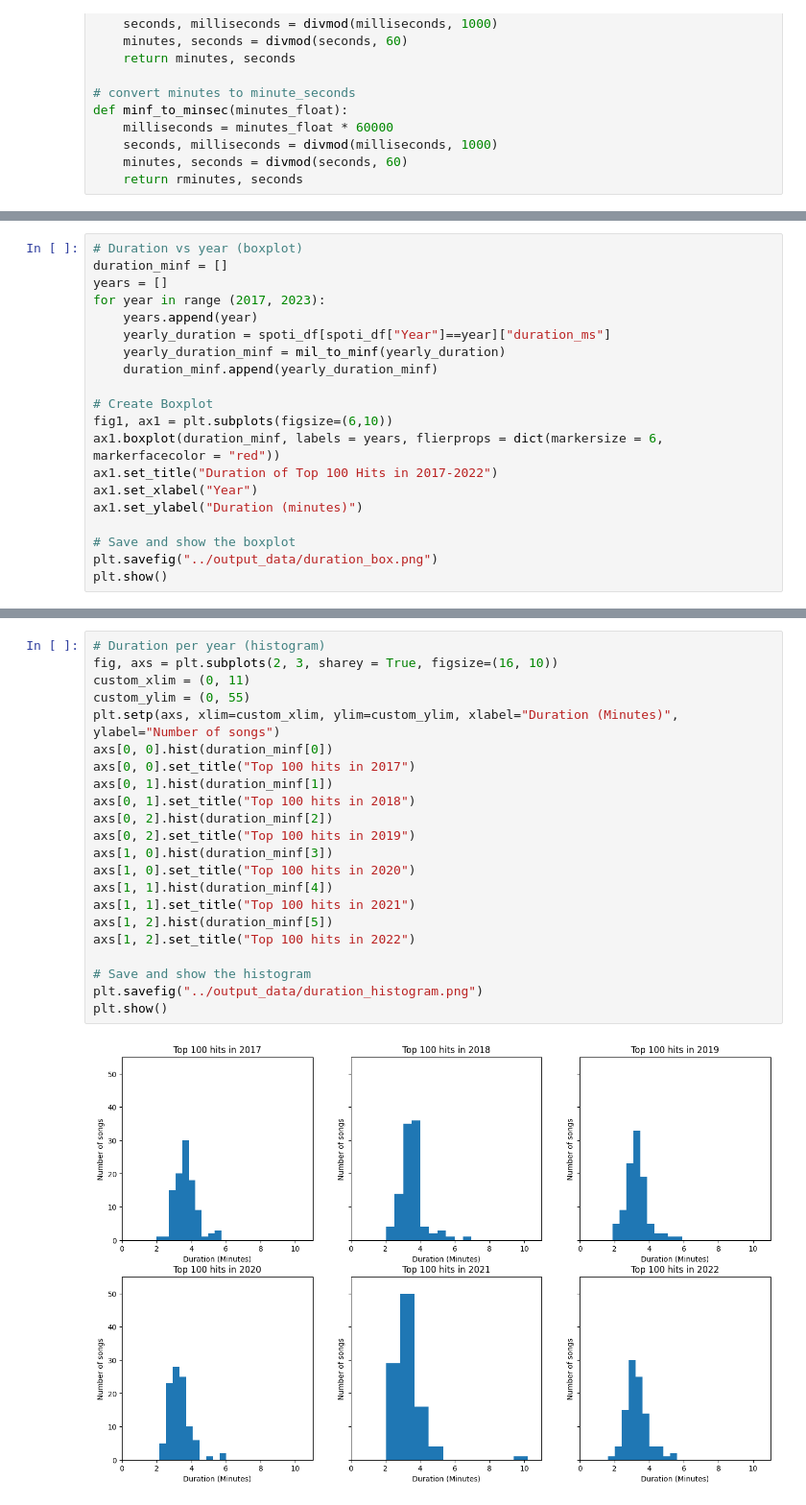
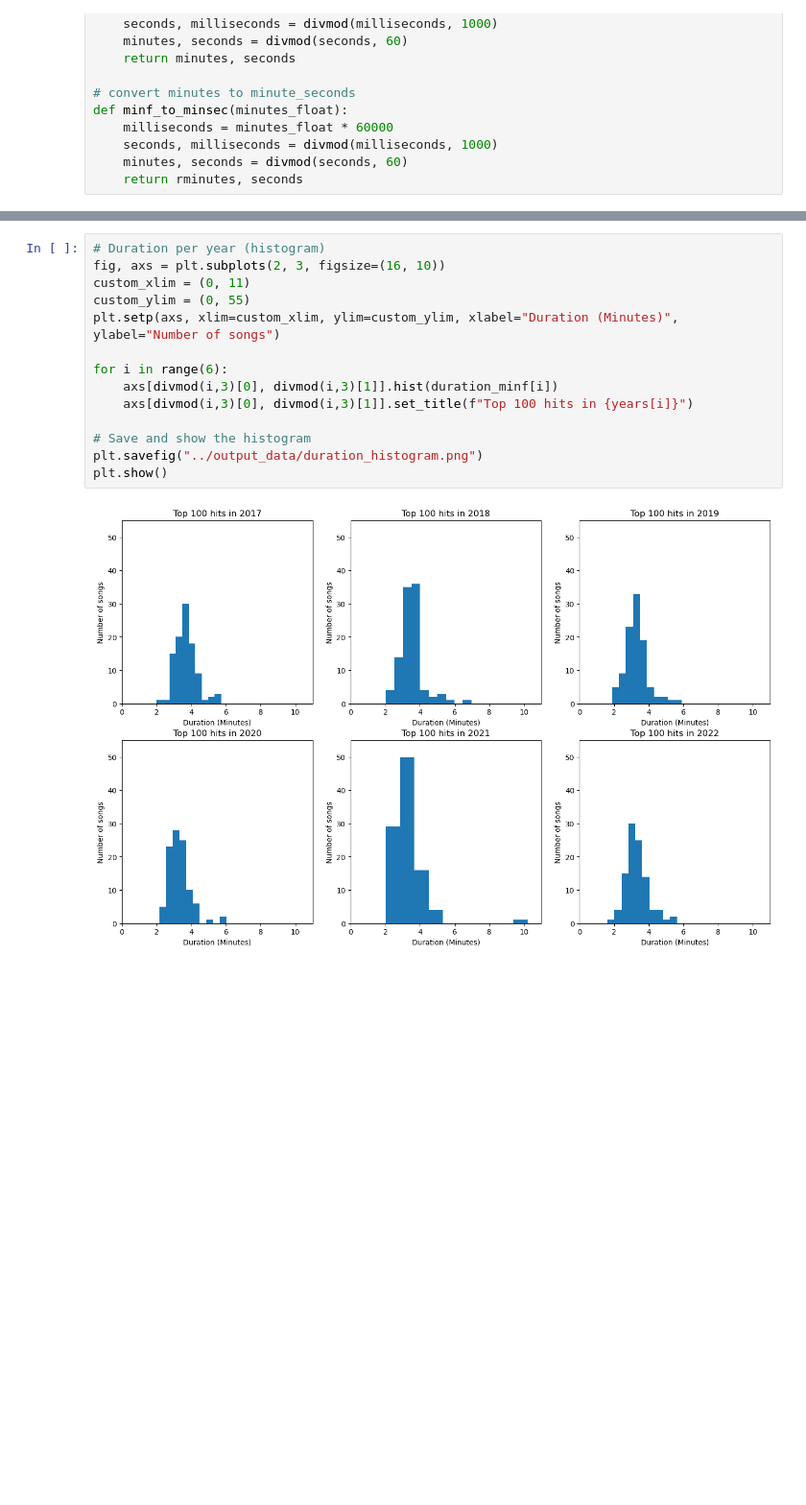
Before and after one commit to catisf/Project-1-Group-2, a Jupyter notebook: jupyter_notebooks/duration_analyses.ipynb, the cells around one changed output, grey strips where cells are left out. Shown at 96% size. Saved outputs shown, nothing was run; the diff lists cells and outputs as text; blank space fills up the shorter version.

Commit message:
duration updated

```diff
--- a/jupyter_notebooks/duration_analyses.ipynb
+++ b/jupyter_notebooks/duration_analyses.ipynb
@@ -64,20 +74,0 @@ plt.show()
-# %%
-# Duration vs year (boxplot)
-duration_minf = []
-years = []
-for year in range (2017, 2023):
-    years.append(year)
-    yearly_duration = spoti_df[spoti_df["Year"]==year]["duration_ms"]
-    yearly_duration_minf = mil_to_minf(yearly_duration)
-    duration_minf.append(yearly_duration_minf)
-
-# Create Boxplot
-fig1, ax1 = plt.subplots(figsize=(6,10))
-ax1.boxplot(duration_minf, labels = years, flierprops = dict(markersize = 6, markerfacecolor = "red"))
-ax1.set_title("Duration of Top 100 Hits in 2017-2022")
-ax1.set_xlabel("Year")
-ax1.set_ylabel("Duration (minutes)")
-
-# Save and show the boxplot
-plt.savefig("../output_data/duration_box.png")
-plt.show()
@@ -86,24 +145,16 @@ plt.show()
 # %%
 # Duration per year (histogram)
-fig, axs = plt.subplots(2, 3, sharey = True, figsize=(16, 10))
+fig, axs = plt.subplots(2, 3, figsize=(16, 10))
 custom_xlim = (0, 11)
 custom_ylim = (0, 55)
 plt.setp(axs, xlim=custom_xlim, ylim=custom_ylim, xlabel="Duration (Minutes)", ylabel="Number of songs")
-axs[0, 0].hist(duration_minf[0])
-axs[0, 0].set_title("Top 100 hits in 2017")
-axs[0, 1].hist(duration_minf[1])
-axs[0, 1].set_title("Top 100 hits in 2018")
-axs[0, 2].hist(duration_minf[2])
-axs[0, 2].set_title("Top 100 hits in 2019")
-axs[1, 0].hist(duration_minf[3])
-axs[1, 0].set_title("Top 100 hits in 2020")
-axs[1, 1].hist(duration_minf[4])
-axs[1, 1].set_title("Top 100 hits in 2021")
-axs[1, 2].hist(duration_minf[5])
-axs[1, 2].set_title("Top 100 hits in 2022")
+
+for i in range(6):
+    axs[divmod(i,3)[0], divmod(i,3)[1]].hist(duration_minf[i])
+    axs[divmod(i,3)[0], divmod(i,3)[1]].set_title(f"Top 100 hits in {years[i]}")
 
 # Save and show the histogram
 plt.savefig("../output_data/duration_histogram.png")
 plt.show()
 # %% [output]
-[figure, old version]
+[figure, new version]
```
Also changed, not shown: parts of 20 cells of this notebook, 6 other files.
